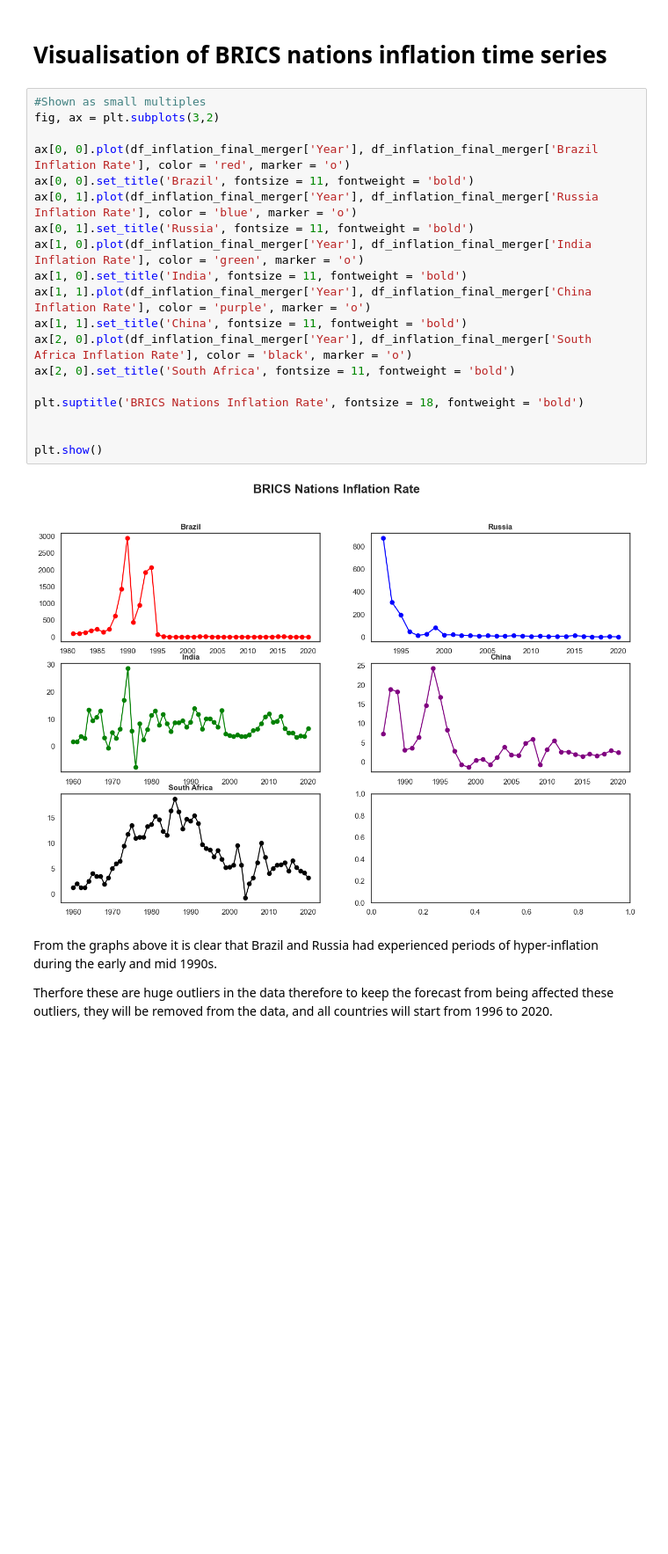
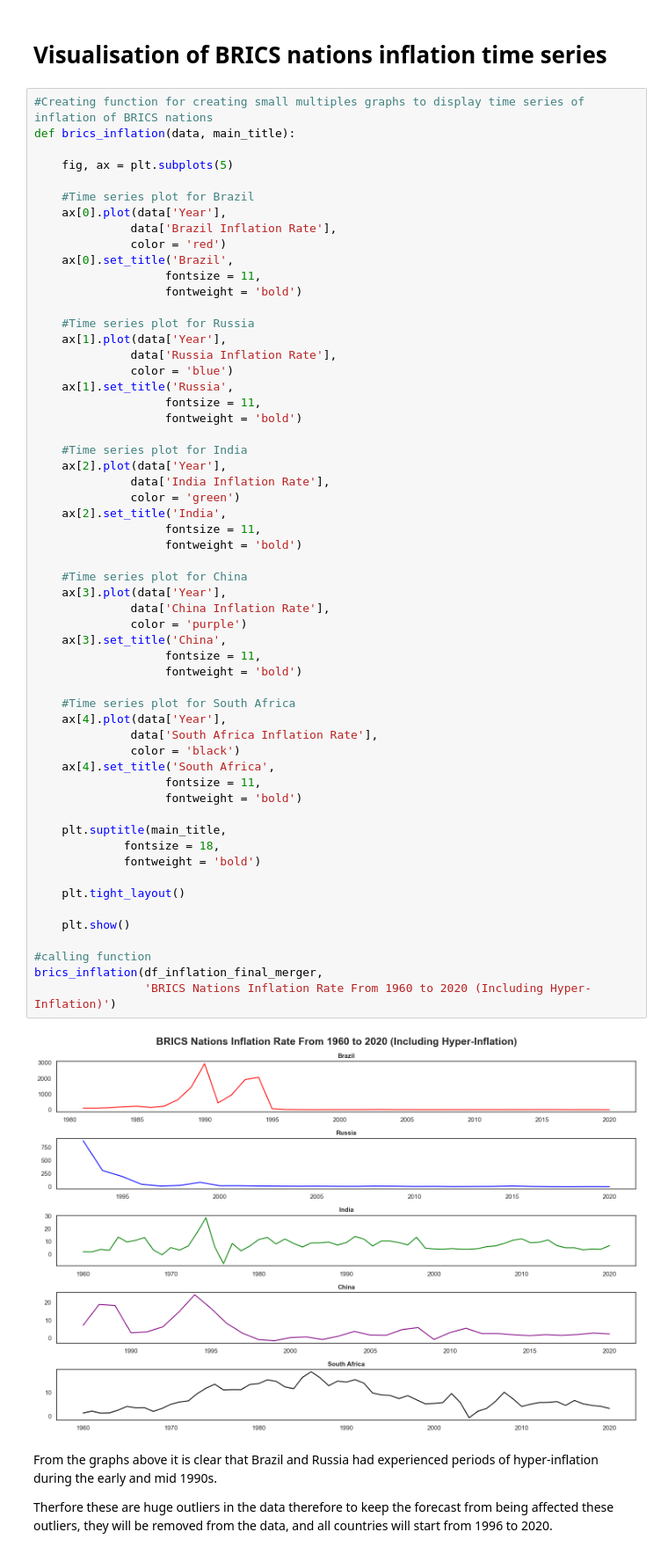
Before and after one commit to NigelGondo/Portfolio_Projects, a Jupyter notebook: A 4 Year Forecast of The BRICS Nations Inflation Rate.ipynb, the cells around one changed output. Shown at 88% size. Drawn from its saved outputs; the diff is of its cells as text; blank space fills up the shorter version.

```diff
--- a/A 4 Year Forecast of The BRICS Nations Inflation Rate.ipynb
+++ b/A 4 Year Forecast of The BRICS Nations Inflation Rate.ipynb
@@ -136,26 +144,64 @@ df_inflation_final_merger.head()
 # %% [markdown]
 # Visualisation of BRICS nations inflation time series
 # %%
-#Shown as small multiples
-fig, ax = plt.subplots(3,2)
+#Creating function for creating small multiples graphs to display time series of inflation of BRICS nations
+def brics_inflation(data, main_title):
 
-ax[0, 0].plot(df_inflation_final_merger['Year'], df_inflation_final_merger['Brazil Inflation Rate'], color = 'red', marker = 'o')
-ax[0, 0].set_title('Brazil', fontsize = 11, fontweight = 'bold')
-ax[0, 1].plot(df_inflation_final_merger['Year'], df_inflation_final_merger['Russia Inflation Rate'], color = 'blue', marker = 'o')
-ax[0, 1].set_title('Russia', fontsize = 11, fontweight = 'bold')
-ax[1, 0].plot(df_inflation_final_merger['Year'], df_inflation_final_merger['India Inflation Rate'], color = 'green', marker = 'o')
-ax[1, 0].set_title('India', fontsize = 11, fontweight = 'bold')
-ax[1, 1].plot(df_inflation_final_merger['Year'], df_inflation_final_merger['China Inflation Rate'], color = 'purple', marker = 'o')
-ax[1, 1].set_title('China', fontsize = 11, fontweight = 'bold')
-ax[2, 0].plot(df_inflation_final_merger['Year'], df_inflation_final_merger['South Africa Inflation Rate'], color = 'black', marker = 'o')
-ax[2, 0].set_title('South Africa', fontsize = 11, fontweight = 'bold')
+    fig, ax = plt.subplots(5)
 
-plt.suptitle('BRICS Nations Inflation Rate', fontsize = 18, fontweight = 'bold')
+    #Time series plot for Brazil
+    ax[0].plot(data['Year'],
+              data['Brazil Inflation Rate'],
+              color = 'red')
+    ax[0].set_title('Brazil',
+                   fontsize = 11,
+                   fontweight = 'bold')
 
+    #Time series plot for Russia
+    ax[1].plot(data['Year'],
+              data['Russia Inflation Rate'],
+              color = 'blue')
+    ax[1].set_title('Russia',
+                   fontsize = 11,
+                   fontweight = 'bold')
 
-plt.show()
+    #Time series plot for India
+    ax[2].plot(data['Year'],
+              data['India Inflation Rate'],
+              color = 'green')
+    ax[2].set_title('India',
+                   fontsize = 11,
+                   fontweight = 'bold')
+
+    #Time series plot for China
+    ax[3].plot(data['Year'],
+              data['China Inflation Rate'],
+              color = 'purple')
+    ax[3].set_title('China',
+                   fontsize = 11,
+                   fontweight = 'bold')
+
+    #Time series plot for South Africa
+    ax[4].plot(data['Year'],
+              data['South Africa Inflation Rate'],
+              color = 'black')
+    ax[4].set_title('South Africa',
+                   fontsize = 11,
+                   fontweight = 'bold')
+
+    plt.suptitle(main_title,
+             fontsize = 18,
+             fontweight = 'bold')
+
+    plt.tight_layout()
+
+    plt.show()
+
+#calling function
+brics_inflation(df_inflation_final_merger,
+                'BRICS Nations Inflation Rate From 1960 to 2020 (Including Hyper-Inflation)')
 # %% [output]
-[figure, old version]
+[figure, new version]
 # %% [markdown]
 From the graphs above it is clear that Brazil and Russia had experienced periods of hyper-inflation during the early and mid 1990s.
 
```
Also changed, not shown: parts of 16 cells of this notebook.
